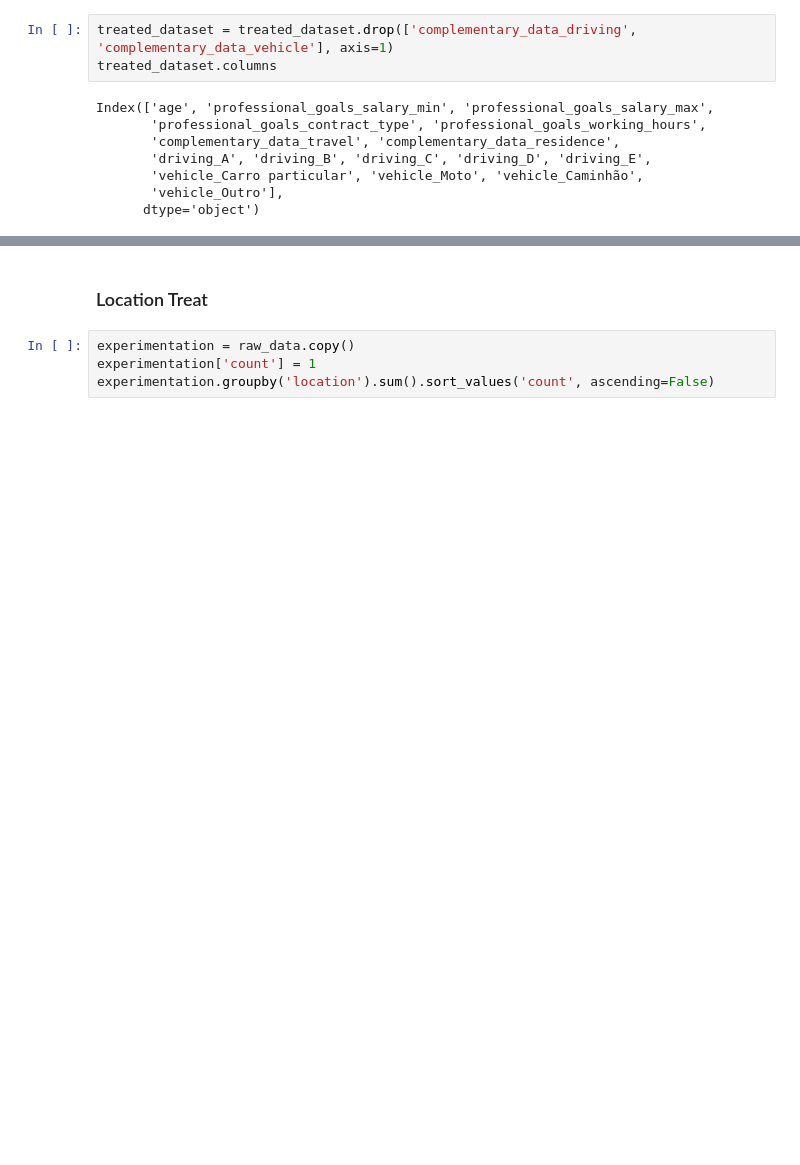
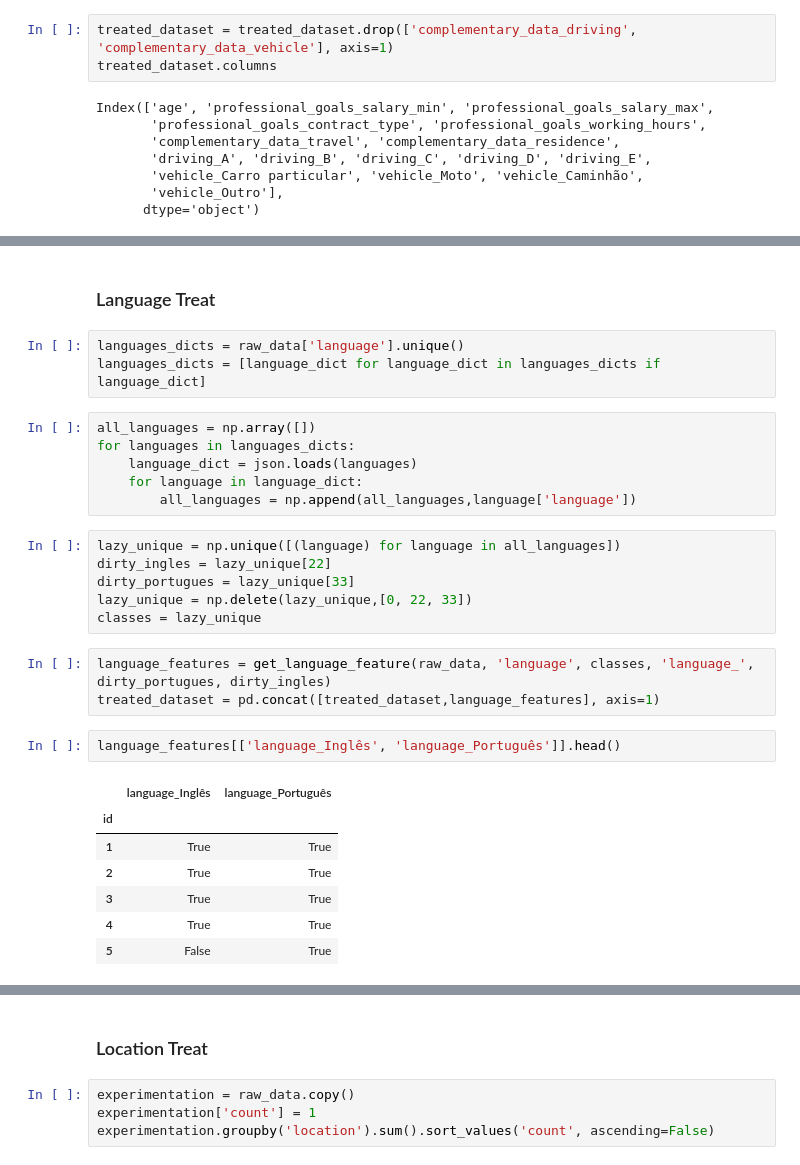
Before and after one commit to mauriciopsgv/CandidateFinder, a Jupyter notebook: 01-treat_database.ipynb, the cells around one changed output, grey strips where cells are left out. Cells and saved outputs as stored; diff of their text form; blank space fills up the shorter version.

Commit message:
Title searching analysis + language feature engineering

```diff
--- a/01-treat_database.ipynb
+++ b/01-treat_database.ipynb
@@ -298,0 +457,30 @@ Index(['age', 'professional_goals_salary_min', 'professional_goals_salary_max',
+# %% [markdown]
+### Language Treat
+# %%
+languages_dicts = raw_data['language'].unique()
+languages_dicts = [language_dict for language_dict in languages_dicts if language_dict]
+# %%
+all_languages = np.array([])
+for languages in languages_dicts:
+    language_dict = json.loads(languages)
+    for language in language_dict:
+        all_languages = np.append(all_languages,language['language'])
+# %%
+lazy_unique = np.unique([(language) for language in all_languages])
+dirty_ingles = lazy_unique[22]
+dirty_portugues = lazy_unique[33]
+lazy_unique = np.delete(lazy_unique,[0, 22, 33])
+classes = lazy_unique
+# %%
+language_features = get_language_feature(raw_data, 'language', classes, 'language_', dirty_portugues, dirty_ingles)
+treated_dataset = pd.concat([treated_dataset,language_features], axis=1)
+# %%
+language_features[['language_Inglês', 'language_Português']].head()
+# %% [output]
+|  | language_Inglês | language_Português |
+| id |  |  |
+| 1 | True | True |
+| 2 | True | True |
+| 3 | True | True |
+| 4 | True | True |
+| 5 | False | True |
```
Also changed, not shown: parts of 21 cells of this notebook, 4 other files.
